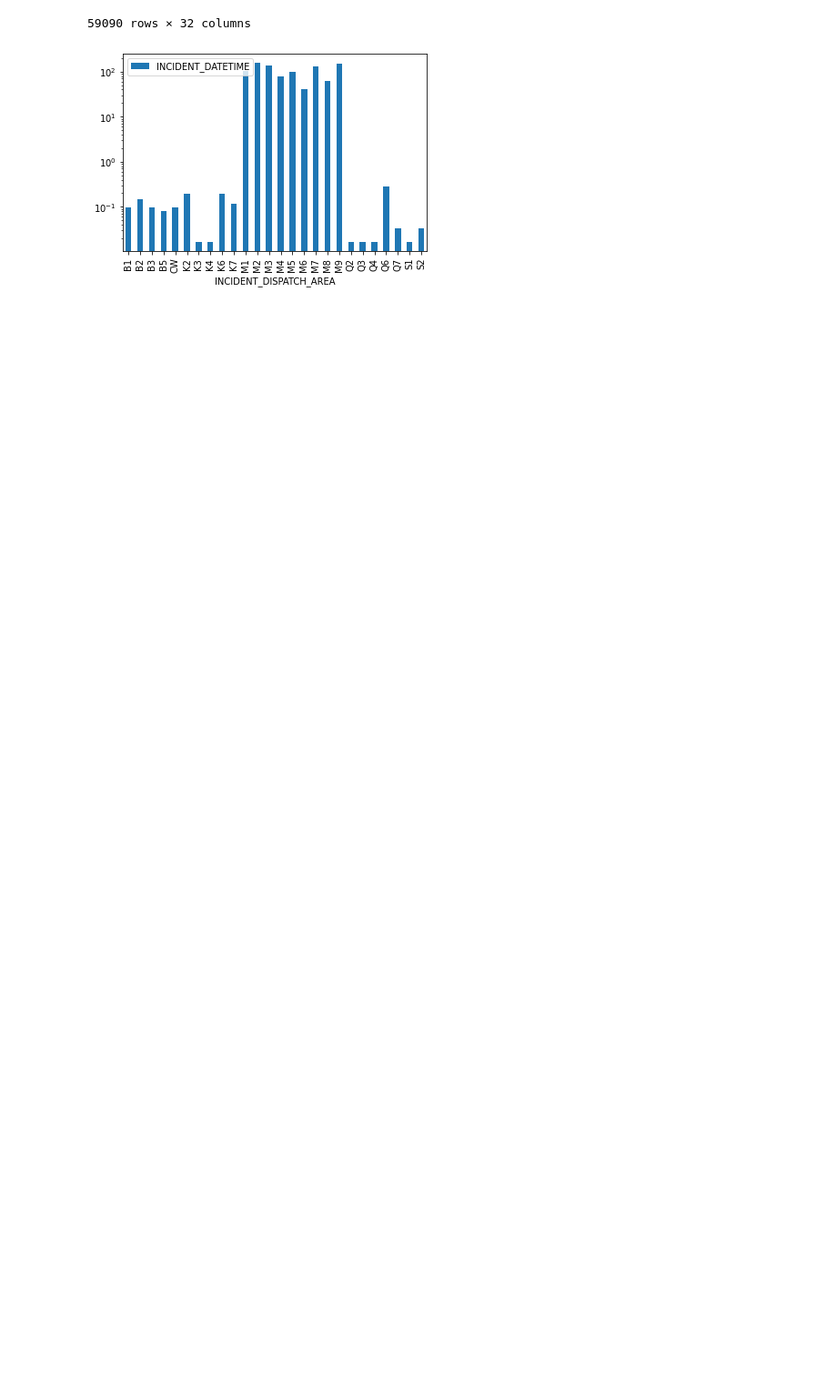
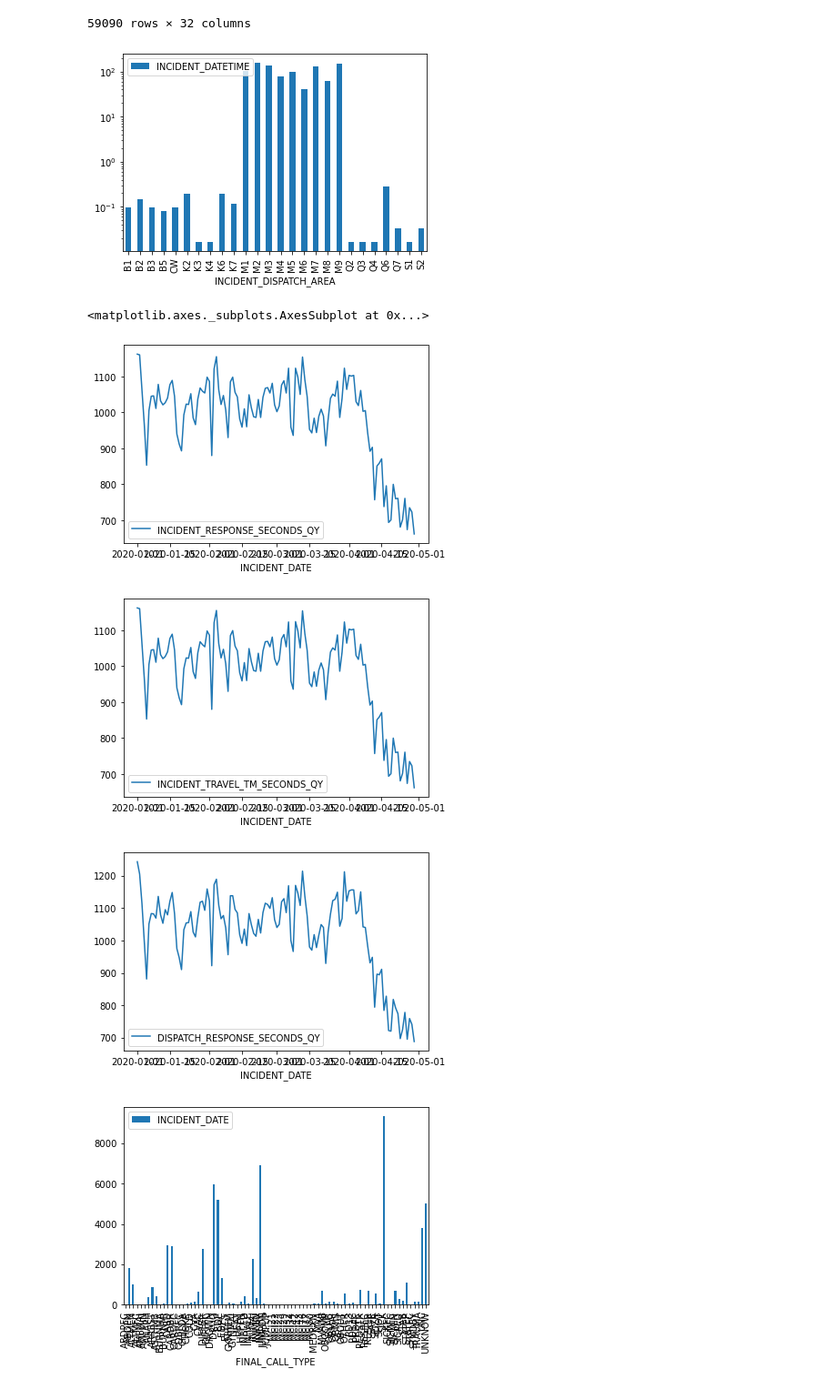
Before and after one commit to weintraubje/Resource-Allocation-of-Emergency-Medical-Services, a Jupyter notebook: main_notebookJH.ipynb, the cells around one changed output. Shown: that part at 91% size. Drawn from its saved outputs; the diff is of its cells as text; code cells hidden in the pictures; blank space fills up the shorter version.

```diff
--- a/main_notebookJH.ipynb
+++ b/main_notebookJH.ipynb
@@ -8,7 +9,6 @@ import matplotlib.pyplot as plt
 # Import the data and do some basic cleaning
 df = pd.read_csv('EMS_Incident_Dispatch_Data(2018-2020,Manhattan).csv')
 df_copy = df.copy()
-
 def limit_dates(df, start_date, end_date):
     '''
     Set INCIDENT_DATETIME to a datetime format and slice to include only relevant dates.
@@ -28,6 +28,9 @@ def limit_dates(df, start_date, end_date):
     return df
 
 df = limit_dates(df, '03/01/2020', '04/30/2020')
+df_copy=limit_dates(df_copy, '1/1/2020', '4/30/2020')
+precovid=limit_dates(df_copy, '1/1/2019', '2/28/2020')
+covid=limit_dates(df_copy, '3/1/2020', '4/30/2020')
 # %% [output]
 A value is trying to be set on a copy of a slice from a DataFrame.
 Try using .loc[row_indexer,col_indexer] = value instead
@@ -63,3 +66,24 @@ y.plot(kind='bar')
 plt.yscale('log')
 # %% [output]
 [figure]
+# %%
+responsetime = df_copy[['INCIDENT_DATE', 'INCIDENT_RESPONSE_SECONDS_QY']].groupby('INCIDENT_DATE').count()
+responsetime.plot()
+traveltime=df_copy[['INCIDENT_DATE', 'INCIDENT_TRAVEL_TM_SECONDS_QY']].groupby('INCIDENT_DATE').count()
+traveltime.plot()
+dispatch=df_copy[['INCIDENT_DATE', 'DISPATCH_RESPONSE_SECONDS_QY']].groupby('INCIDENT_DATE').count()
+dispatch.plot()
+calltypeprecovid=precovid[['INCIDENT_DATE', 'FINAL_CALL_TYPE']].groupby('FINAL_CALL_TYPE').count()
+calltypeprecovid.plot(kind='bar')
+calltypecovid=covid[['INCIDENT_DATE', 'FINAL_SEVERITY_LEVEL_CODE']].groupby('FINAL_SEVERITY_LEVEL_CODE').count()
+calltypecovid.plot(kind='bar')
+severityprecovid=precovid[['INCIDENT_DATE', 'FINAL_SEVERITY_LEVEL_CODE']].groupby('FINAL_SEVERITY_LEVEL_CODE').count()
+severityprecovid.plot(kind='bar')
+severitycovid=covid[['INCIDENT_DATE', 'FINAL_SEVERITY_LEVEL_CODE']].groupby('FINAL_SEVERITY_LEVEL_CODE').count()
+severitycovid.plot(kind='bar')
+# %% [output]
+<matplotlib.axes._subplots.AxesSubplot at 0x...>
+[figure, added]
+[figure, added]
+[figure, added]
+[figure, added]
```
Also changed, not shown: parts of 3 cells of this notebook.
